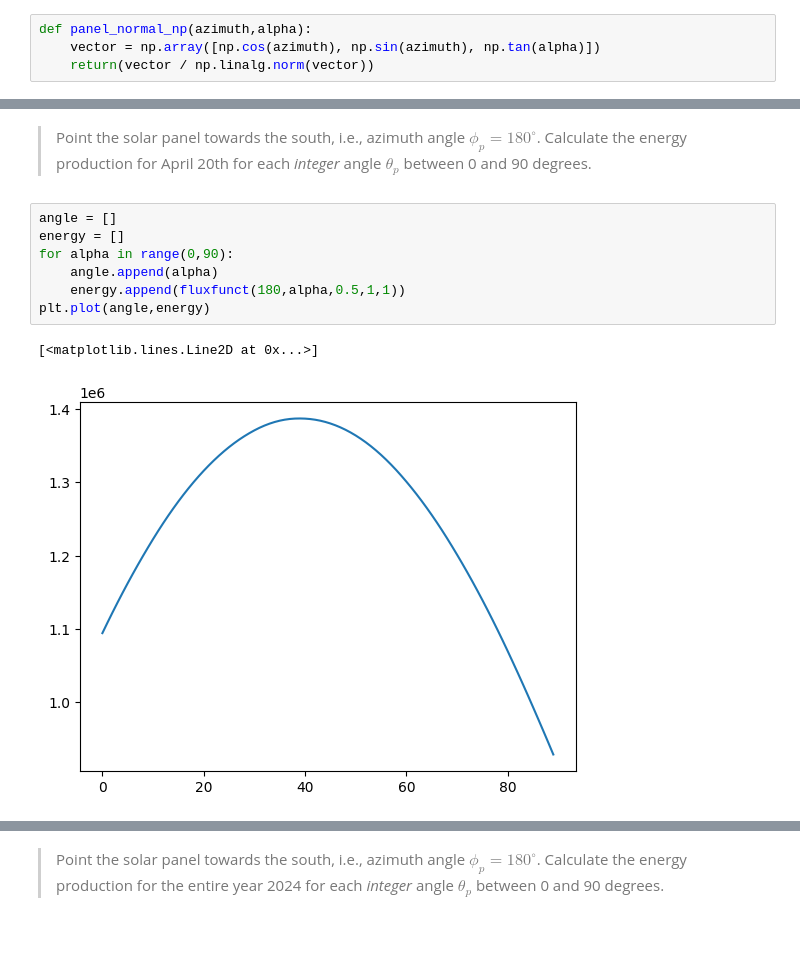
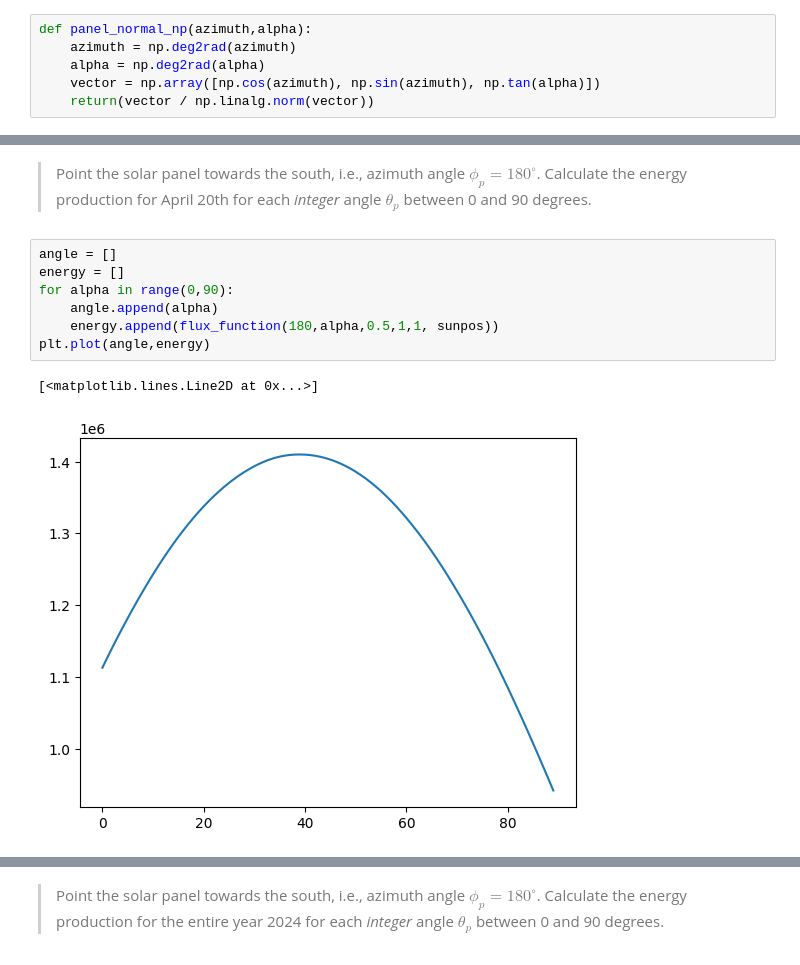
Before and after one commit to Romultra/Ultra-solar-panels, a Jupyter notebook: Questions.ipynb, the cells around one changed output, grey strips where cells are left out. Saved outputs shown, nothing was run; the diff lists cells and outputs as text.

```diff
--- a/Questions.ipynb
+++ b/Questions.ipynb
@@ -194,6 +194,8 @@ def panel_normal(azimuth,alpha):
     return(vector / np.linalg.norm(vector))
 # %%
 def panel_normal_np(azimuth,alpha):
+    azimuth = np.deg2rad(azimuth)
+    alpha = np.deg2rad(alpha)
     vector = np.array([np.cos(azimuth), np.sin(azimuth), np.tan(alpha)])
     return(vector / np.linalg.norm(vector))
 # %% [markdown]
@@ -453,10 +374,10 @@ fluxfunct(180,45,0.5,1,1)/1000
 # %%
 angle = []
 energy = []
 for alpha in range(0,90):
     angle.append(alpha)
-    energy.append(fluxfunct(180,alpha,0.5,1,1))
+    energy.append(flux_function(180,alpha,0.5,1,1, sunpos))
 plt.plot(angle,energy)
 # %% [output]
 [<matplotlib.lines.Line2D at 0x...>]
-[figure, old version]
+[figure, new version]
```
Also changed, not shown: parts of 4 cells of this notebook.
